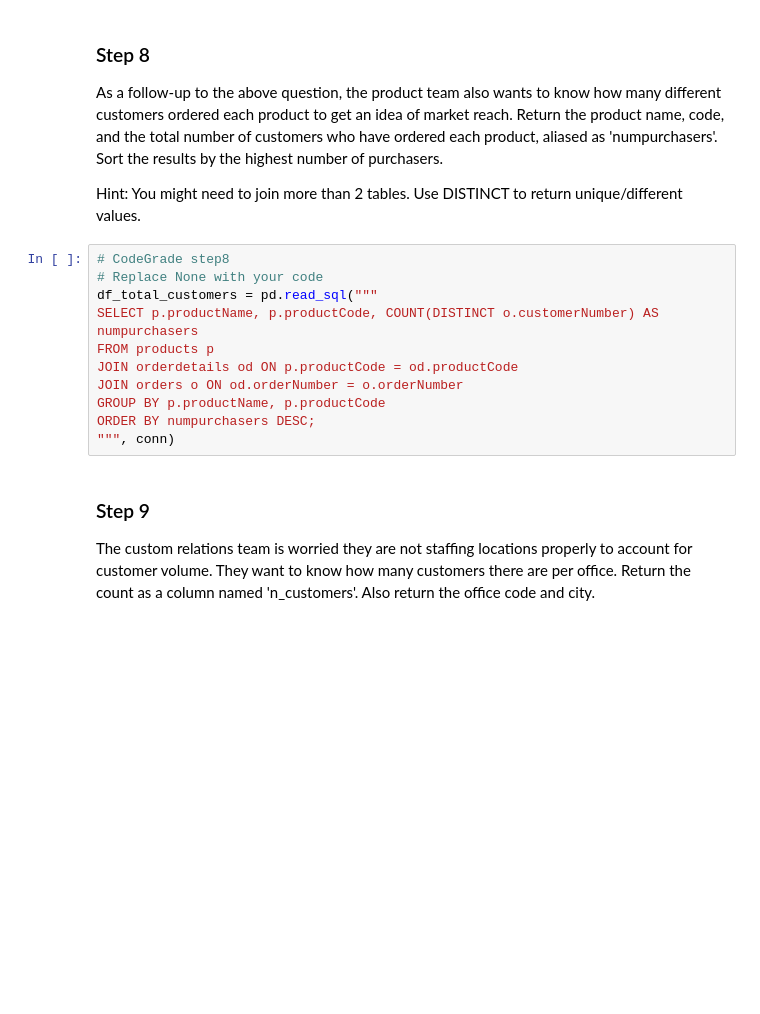
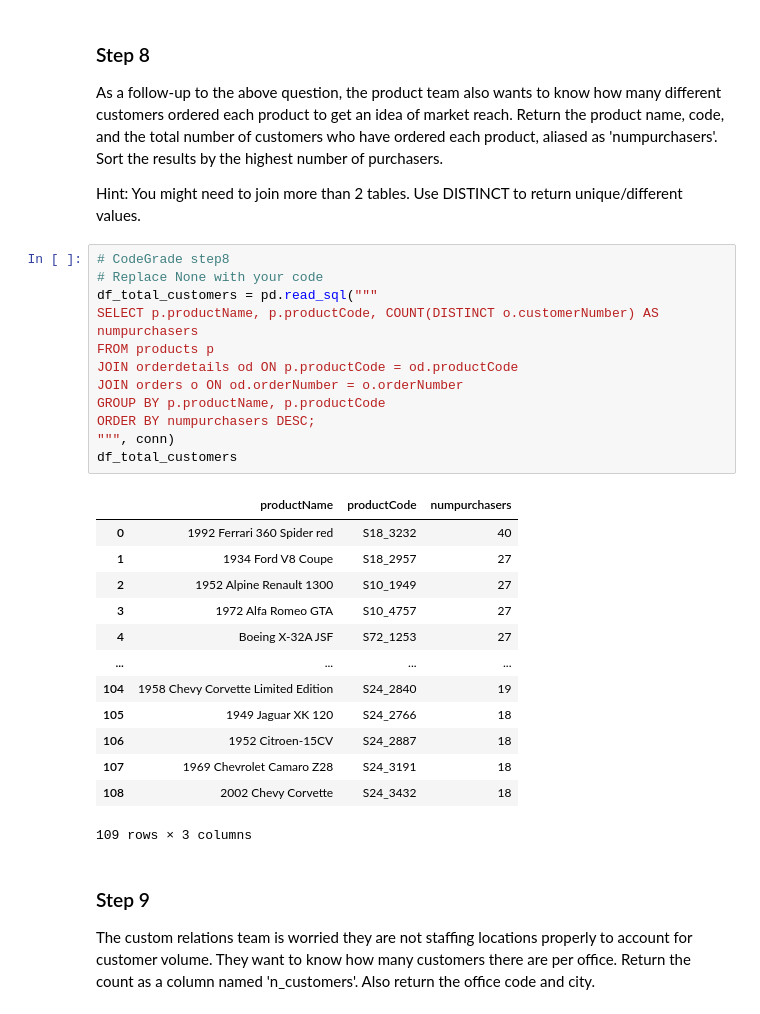
Before and after one commit to chepchiengemmans/SQLTables, a Jupyter notebook: SQLJoinsSubQueriesLab.ipynb, the cells around one changed output. Cells and saved outputs as stored; diff of their text form; blank space fills up the shorter version.

```diff
--- a/SQLJoinsSubQueriesLab.ipynb
+++ b/SQLJoinsSubQueriesLab.ipynb
@@ -177,14 +177,29 @@ Hint: You might need to join more than 2 tables. Use DISTINCT to return unique/d
 # %%
 # CodeGrade step8
 # Replace None with your code
 df_total_customers = pd.read_sql("""
 SELECT p.productName, p.productCode, COUNT(DISTINCT o.customerNumber) AS numpurchasers
 FROM products p
 JOIN orderdetails od ON p.productCode = od.productCode
 JOIN orders o ON od.orderNumber = o.orderNumber
 GROUP BY p.productName, p.productCode
 ORDER BY numpurchasers DESC;
 """, conn)
+df_total_customers
+# %% [output]
+|  | productName | productCode | numpurchasers |
+| 0 | 1992 Ferrari 360 Spider red | S18_3232 | 40 |
+| 1 | 1934 Ford V8 Coupe | S18_2957 | 27 |
+| 2 | 1952 Alpine Renault 1300 | S10_1949 | 27 |
+| 3 | 1972 Alfa Romeo GTA | S10_4757 | 27 |
+| 4 | Boeing X-32A JSF | S72_1253 | 27 |
+| ... | ... | ... | ... |
+| 104 | 1958 Chevy Corvette Limited Edition | S24_2840 | 19 |
+| 105 | 1949 Jaguar XK 120 | S24_2766 | 18 |
+| 106 | 1952 Citroen-15CV | S24_2887 | 18 |
+| 107 | 1969 Chevrolet Camaro Z28 | S24_3191 | 18 |
+| 108 | 2002 Chevy Corvette | S24_3432 | 18 |
+109 rows × 3 columns
 # %% [markdown]
 ### Step 9
 
```
Also changed, not shown: parts of 2 cells of this notebook, 1 other file.
